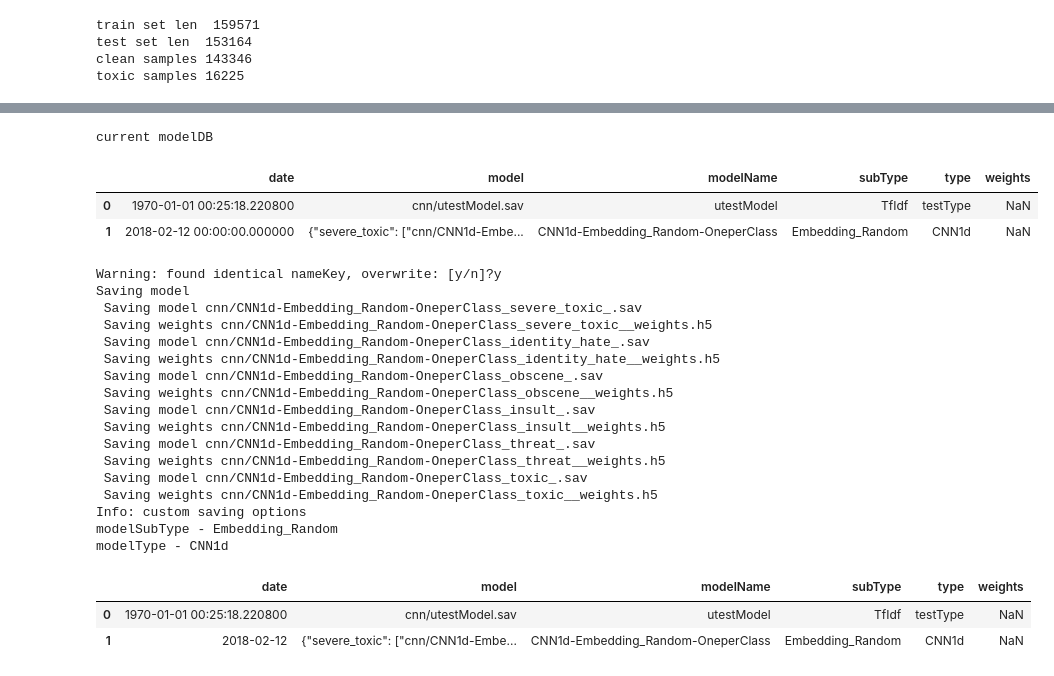
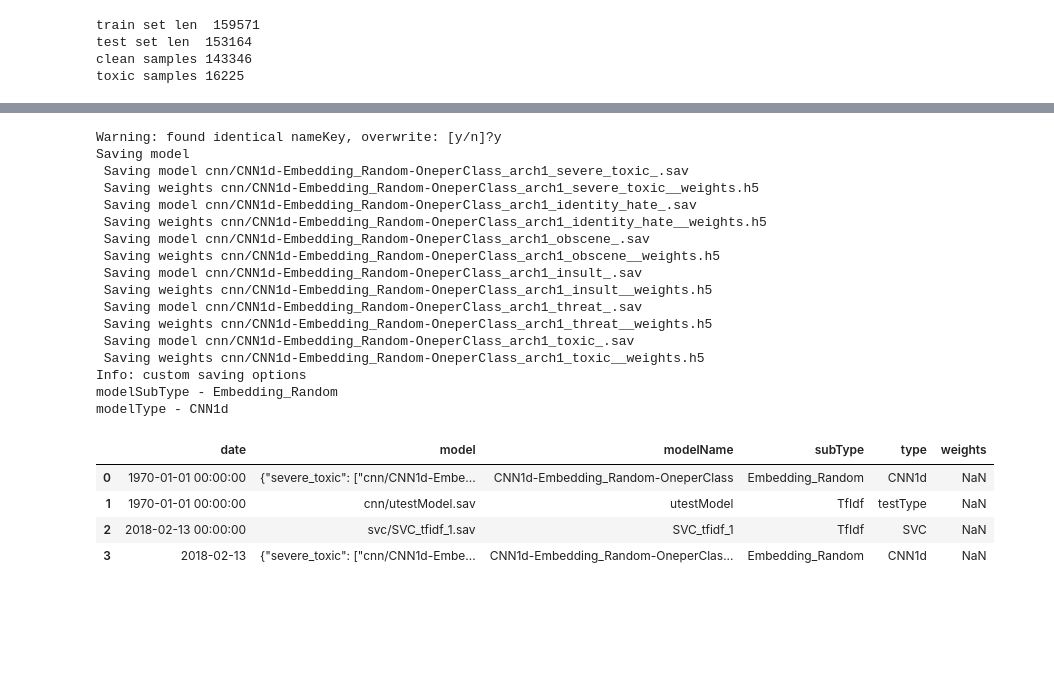
Before and after one commit to PKUGoodSpeed/Kaggle-ToxicClassification, a Jupyter notebook: szhang/notebooks/Embedding.ipynb, the cells around one changed output, grey strips where cells are left out. Drawn from its saved outputs; the diff is of its cells as text; code cells hidden in the pictures; blank space fills up the shorter version.

```diff
--- a/szhang/notebooks/Embedding.ipynb
+++ b/szhang/notebooks/Embedding.ipynb
@@ -50,13 +50,13 @@ clean samples 143346
 toxic samples 16225
 # %%
 # tokenize
-max_features = 5000
-maxlen = 400
+max_features = 8000
+maxlen = 500
 batch_size = 32
-embedding_dims = 50
-filters = 250
+embedding_dims = 100
+filters = 120
 kernel_size = 3
-hidden_dims = 250
+hidden_dims = 100
 epochs = 2
 
 #preprocessing
@@ -151,9 +147,14 @@ Resample label 1
 #define F1 metric
 import keras
 #fit
+reSample = False
+
 for lc in label_cols:
     # train test split
-    trn_re, label_re = fe.reSample( scipy.sparse.csr_matrix(trainOrig) , y = train[lc])
+    if reSample == True:
+        trn_re, label_re = fe.reSample( scipy.sparse.csr_matrix(trainOrig) , y = train[lc])
+    else:
+        trn_re, label_re = scipy.sparse.csr_matrix(trainOrig), train[lc].values
     x_train, x_val, y_train, y_val = train_test_split(trn_re, label_re, test_size=0.33, random_state=42)
 
     # add check point
@@ -263,7 +264,7 @@ class TrainedModelCNNEmbedding(TrainedModel):
             'modelName': [nameKey],
             'type': kwargs['modelType'],
             'subType': kwargs['modelSubType'],
-            'date': datetime.datetime.now().strftime("%Y-%m-%d"),
+            'date': str(datetime.datetime.now().strftime("%Y-%m-%d")),
             'model' : json.dumps(model_saved_toDB)
         }
         )
@@ -348,36 +363,33 @@ dfres = myCNN1d.predict(testOrig, testid = test['id'])
 # %%
 #save
 myCNN1d = TrainedModelCNNEmbedding(modeldict)
 
-mdDB = pd.read_json("../modelDB/modelMetaDB.json")
+mdDB = pd.read_pickle("../modelDB/modelMetaDB.pkl")
 modelpath = 'cnn/' # NOTE: this is relative to the modelDB path
-print("current modelDB")
-display(mdDB)
-
-mdDB = myCNN1d.save(mdDB, 'CNN1d-Embedding_Random-OneperClass', modelpath, modelType = 'CNN1d', modelSubType = 'Embedding_Random')
-mdDB.to_json("../modelDB/modelMetaDB.json")
+#print("current modelDB")
+#display(mdDB)
+mdDB = myCNN1d.save(mdDB, 'CNN1d-Embedding_Random-OneperClass_arch1', modelpath, modelType = 'CNN1d', modelSubType = 'Embedding_Random')
+mdDB.to_pickle("../modelDB/modelMetaDB.pkl")
 # %% [output]
-current modelDB
+Warning: found identical nameKey, overwrite: [y/n]?y
+Saving model
+ Saving model cnn/CNN1d-Embedding_Random-OneperClass_arch1_severe_toxic_.sav
+ Saving weights cnn/CNN1d-Embedding_Random-OneperClass_arch1_severe_toxic__weights.h5
+ Saving model cnn/CNN1d-Embedding_Random-OneperClass_arch1_identity_hate_.sav
+ Saving weights cnn/CNN1d-Embedding_Random-OneperClass_arch1_identity_hate__weights.h5
+ Saving model cnn/CNN1d-Embedding_Random-OneperClass_arch1_obscene_.sav
+ Saving weights cnn/CNN1d-Embedding_Random-OneperClass_arch1_obscene__weights.h5
+ Saving model cnn/CNN1d-Embedding_Random-OneperClass_arch1_insult_.sav
+ Saving weights cnn/CNN1d-Embedding_Random-OneperClass_arch1_insult__weights.h5
+ Saving model cnn/CNN1d-Embedding_Random-OneperClass_arch1_threat_.sav
+ Saving weights cnn/CNN1d-Embedding_Random-OneperClass_arch1_threat__weights.h5
+ Saving model cnn/CNN1d-Embedding_Random-OneperClass_arch1_toxic_.sav
+ Saving weights cnn/CNN1d-Embedding_Random-OneperClass_arch1_toxic__weights.h5
+Info: custom saving options
+modelSubType - Embedding_Random
+modelType - CNN1d
 |  | date | model | modelName | subType | type | weights |
-| 0 | 1970-01-01 00:25:18.220800 | cnn/utestModel.sav | utestModel | TfIdf | testType | NaN |
-| 1 | 2018-02-12 00:00:00.000000 | {"severe_toxic": ["cnn/CNN1d-Embe... | CNN1d-Embedding_Random-OneperClass | Embedding_Random | CNN1d | NaN |
+| 0 | 1970-01-01 00:00:00 | {"severe_toxic": ["cnn/CNN1d-Embe... | CNN1d-Embedding_Random-OneperClass | Embedding_Random | CNN1d | NaN |
+| 1 | 1970-01-01 00:00:00 | cnn/utestModel.sav | utestModel | TfIdf | testType | NaN |
+| 2 | 2018-02-13 00:00:00 | svc/SVC_tfidf_1.sav | SVC_tfidf_1 | TfIdf | SVC | NaN |
+| 3 | 2018-02-13 | {"severe_toxic": ["cnn/CNN1d-Embe... | CNN1d-Embedding_Random-OneperClas... | Embedding_Random | CNN1d | NaN |
-Warning: found identical nameKey, overwrite: [y/n]?y
-Saving model
- Saving model cnn/CNN1d-Embedding_Random-OneperClass_severe_toxic_.sav
- Saving weights cnn/CNN1d-Embedding_Random-OneperClass_severe_toxic__weights.h5
- Saving model cnn/CNN1d-Embedding_Random-OneperClass_identity_hate_.sav
- Saving weights cnn/CNN1d-Embedding_Random-OneperClass_identity_hate__weights.h5
- Saving model cnn/CNN1d-Embedding_Random-OneperClass_obscene_.sav
- Saving weights cnn/CNN1d-Embedding_Random-OneperClass_obscene__weights.h5
- Saving model cnn/CNN1d-Embedding_Random-OneperClass_insult_.sav
- Saving weights cnn/CNN1d-Embedding_Random-OneperClass_insult__weights.h5
- Saving model cnn/CNN1d-Embedding_Random-OneperClass_threat_.sav
- Saving weights cnn/CNN1d-Embedding_Random-OneperClass_threat__weights.h5
- Saving model cnn/CNN1d-Embedding_Random-OneperClass_toxic_.sav
- Saving weights cnn/CNN1d-Embedding_Random-OneperClass_toxic__weights.h5
-Info: custom saving options
-modelSubType - Embedding_Random
-modelType - CNN1d
-|  | date | model | modelName | subType | type | weights |
-| 0 | 1970-01-01 00:25:18.220800 | cnn/utestModel.sav | utestModel | TfIdf | testType | NaN |
-| 1 | 2018-02-12 | {"severe_toxic": ["cnn/CNN1d-Embe... | CNN1d-Embedding_Random-OneperClass | Embedding_Random | CNN1d | NaN |
```
Also changed, not shown: parts of 5 cells of this notebook, 1 other file.
